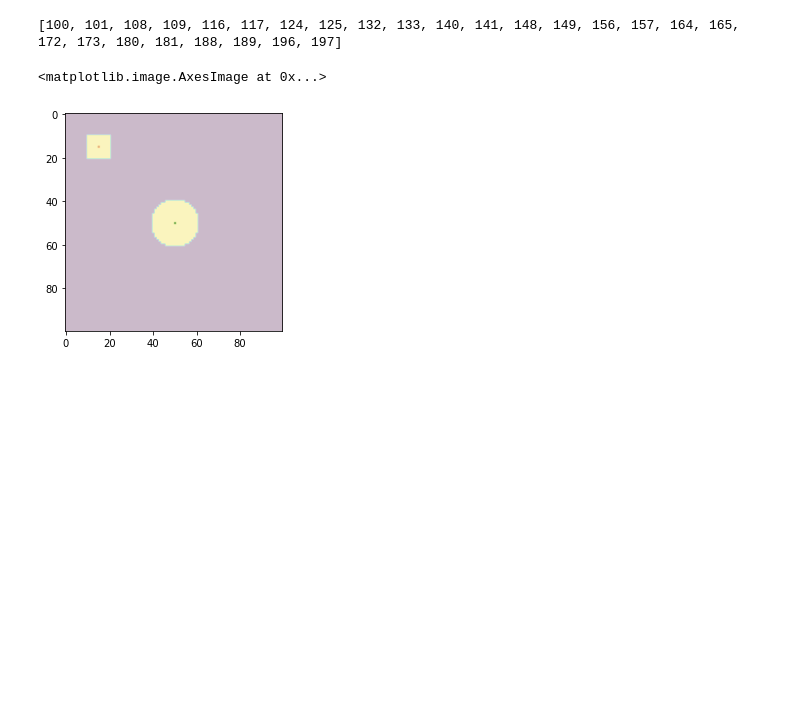
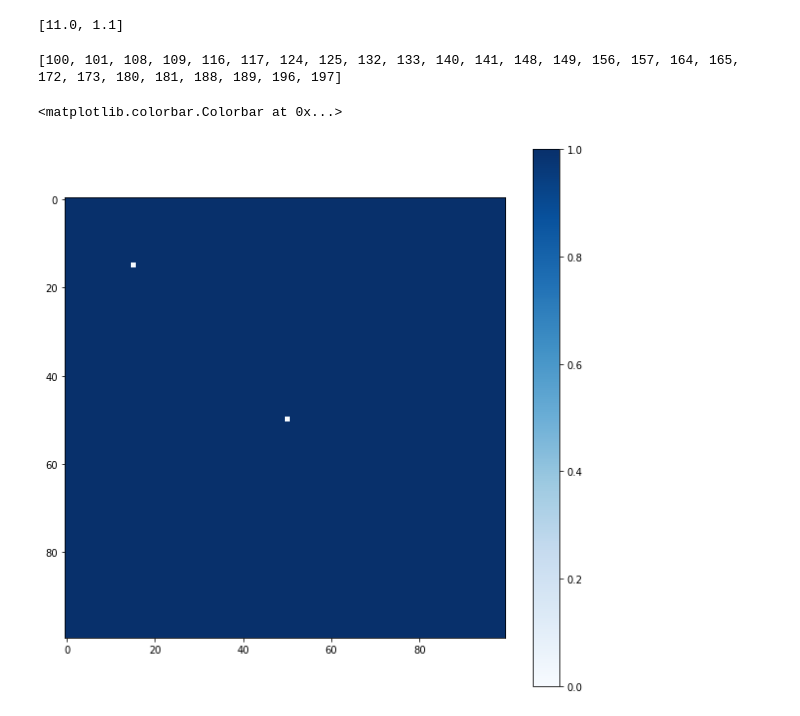
Before and after one commit to dobrik4ever/Master-Thesis, a Jupyter notebook: 3 Methods, material/file_viewer.ipynb, the cells around one changed output. Cells and saved outputs as stored; diff of their text form; code cells hidden in the pictures; blank space fills up the shorter version.

```diff
--- a/3 Methods, material/file_viewer.ipynb
+++ b/3 Methods, material/file_viewer.ipynb
@@ -9,3 +10,18 @@ from Models import U_net3D
+# %%
+a = np.zeros([2,100])
+a[0, 2] = 1
+a[1,0:10] = 1
+
+weights = []
+all_ones = np.sum(a == 1)
+for c in range(a.shape[0]):
+    v = a[c]
+    ones_a = all_ones / np.sum(v==1)
+    weights.append(ones_a)
+
+print(weights)
+# %% [output]
+[11.0, 1.1]
 # %%
 # %load Models/U_net
 from Models import BaseModel
@@ -66,7 +82,7 @@ class U_net(BaseModel):
     def __init__(self, img_size, learning_rate):
         super().__init__(img_size, learning_rate)
         MPS = 2
-        self.CN = 2
+        self.CN = 3
         self.enc_1 = Encoder(1, 9, 3, MPS)
         self.enc_2 = Encoder(9, 18, 3, MPS)
         self.enc_3 = Encoder(18, 36, 3, MPS)
@@ -75,20 +91,34 @@ class U_net(BaseModel):
         self.dec_2 = Decoder(18, 9, 3, MPS)
         self.dec_1 = Decoder(9, self.CN, 3, MPS)
 
-        self.output_function = nn.Sigmoid()
+        self.output_function = nn.Softmax(dim=1)
         self.save_hyperparameters()
         self.example_input_array = torch.rand([1,1,img_size[0],img_size[1]])
+
+    def compute_class_weights(self, x):
+        weights = []
+        all_ones = torch.sum(x == 1)
+        for c in range(self.CN):
+            ones_a = all_ones / torch.sum(x[:,c]==1)
+            weights.append(ones_a)
+        return torch.tensor(weights).float().cuda()
 
     def loss(self, output, target):
 
         # The best so far
         loss = 0
-        for c in range(self.CN):
-            o = output[:,c]
-            t = target[:,c]
-            loss_1 = torch.mean(torch.square(o[t == 0] - t[t == 0]))
-            loss_2 = torch.mean(torch.square(o[t == 1] - t[t == 1]))
-            loss += loss_1 + loss_2
+        # for c in range(self.CN):
+        #     o = output[:,c]
+        #     t = target[:,c]
+        #     loss_1 = torch.mean(torch.square(o[t == 0] - t[t == 0]))
+        #     loss_2 = torch.mean(torch.square(o[t == 1] - t[t == 1]))
+        #     loss += loss_1 + loss_2
+
+        t = target
+        o = output
+        weights = self.compute_class_weights(t)
+        loss = torch.nn.CrossEntropyLoss(weight=weights)(o,t)
+
 
         # zeros = torch.sum(target == 0)
         # ones  = torch.sum(target == 1)
@@ -169,32 +199,36 @@ print(successfull)
 # %%
 IS = min(successfull)
 array = np.zeros([IS,IS])
 from skimage import draw
 rr, cc = draw.disk((50,50),11)
 array[rr,cc] = 1
 rr, cc = draw.rectangle((10,10),(20,20))
 array[rr,cc] = 1
+plt.figure(figsize=(10,10))
 plt.imshow(array)
 x0, y0 = 15, 15
 x1,y1 = 50,50
 from skimage import filters
 
 
-mask = np.zeros([2,*array.shape])
+mask = np.zeros([3,*array.shape])
 mask[0, x0, y0] = 1
 mask[1, x1, y1] = 1
+mask[2] = 1 - (mask[0] + mask[1])
 
 
 # mask = filters.gaussian(mask, sigma=5)
 # mask /= mask.max()
 mask_image = np.copy(mask)
 # print(mask.max(), mask.min())
 # mask_image[mask_image < 0.5] = np.nan
-plt.imshow(mask_image[0], alpha=.5, cmap='Reds')
-plt.imshow(mask_image[1], alpha=.5, cmap='Greens')
+# plt.imshow(mask_image[0], alpha=.5, cmap='Reds')
+# plt.imshow(mask_image[1], alpha=.5, cmap='Greens')
+plt.imshow(mask_image[2], alpha=1, cmap='Blues')
+plt.colorbar()
 # %% [output]
-<matplotlib.image.AxesImage at 0x...>
+<matplotlib.colorbar.Colorbar at 0x...>
-[figure, old version]
+[figure, new version]
 # %%
 model = U_net([IS,IS], 1e-1)
 optimizer = torch.optim.SGD(model.parameters(), lr=model.learning_rate)
```
Also changed, not shown: parts of 7 cells of this notebook, 6 other files.
